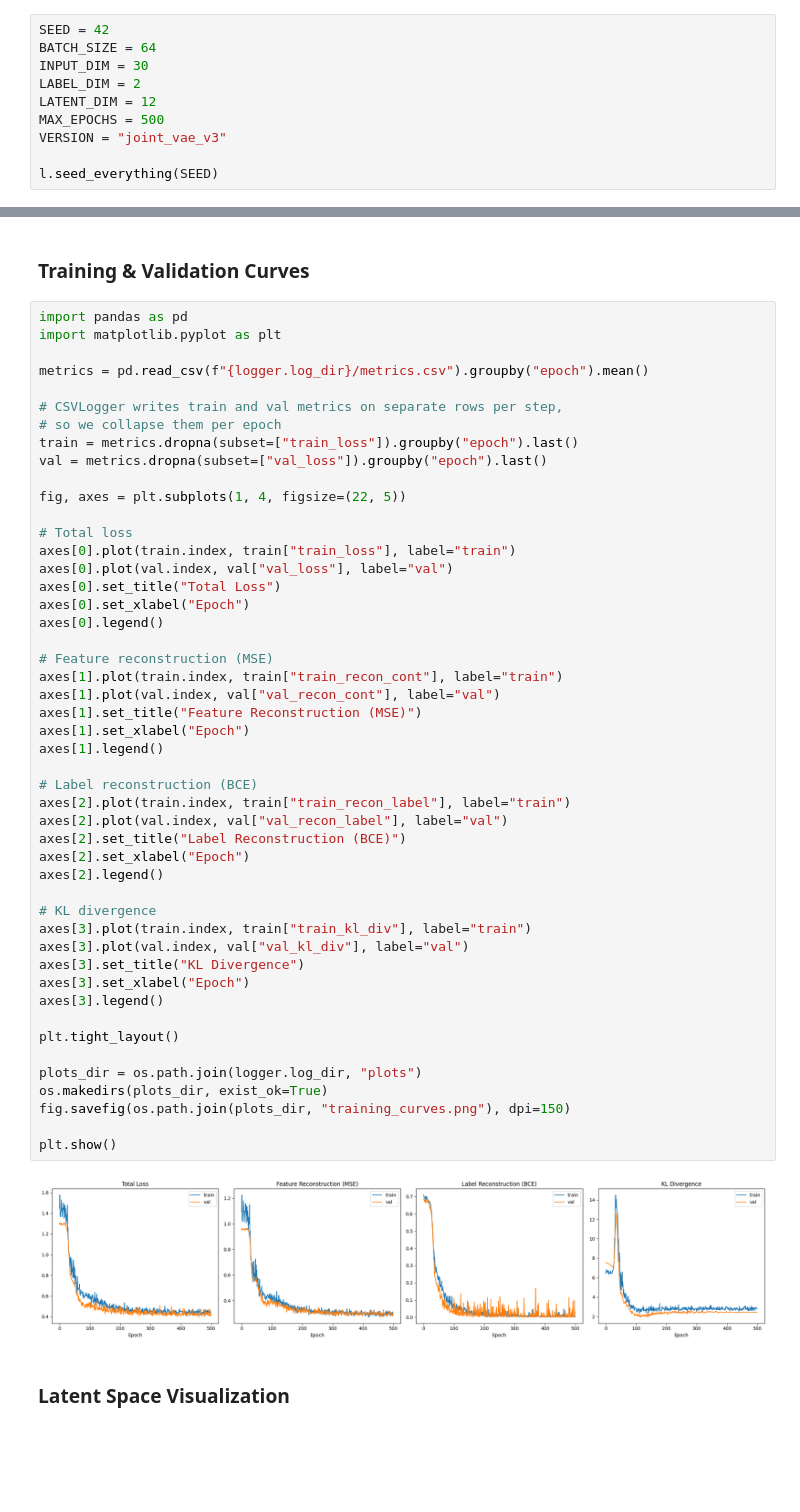
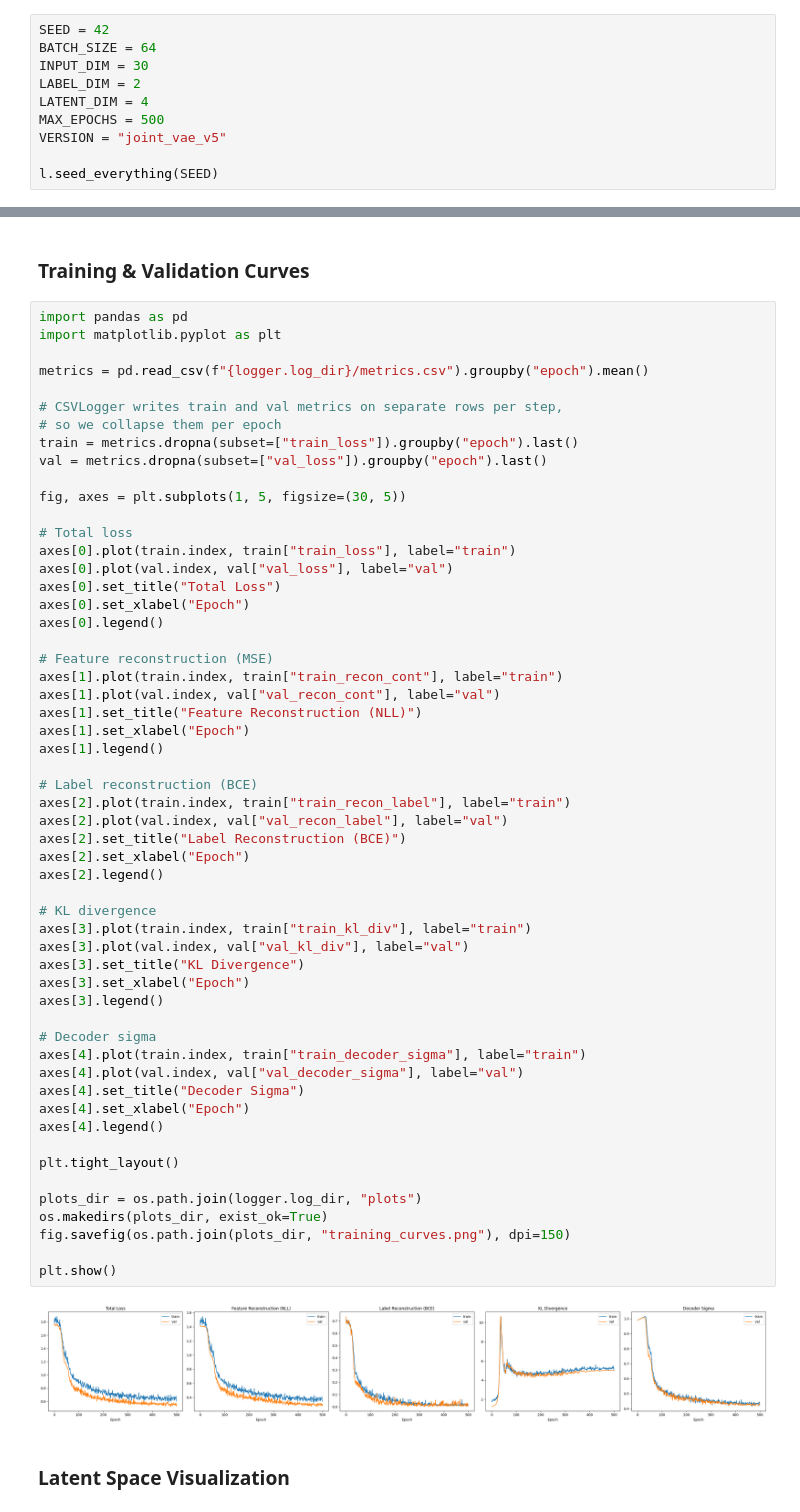
Before and after one commit to gavinkornitsky/DS4420_Project, a Jupyter notebook: train.ipynb, the cells around one changed output, grey strips where cells are left out. Saved outputs shown, nothing was run; the diff lists cells and outputs as text; blank space fills up the shorter version.

Commit message:
get mu + sigma per feature instead of point

```diff
--- a/train.ipynb
+++ b/train.ipynb
@@ -13,9 +13,9 @@ SEED = 42
 BATCH_SIZE = 64
 INPUT_DIM = 30
 LABEL_DIM = 2
-LATENT_DIM = 12
+LATENT_DIM = 4
 MAX_EPOCHS = 500
-VERSION = "joint_vae_v3"
+VERSION = "joint_vae_v5"
 
 l.seed_everything(SEED)
 # %% [output]
@@ -118,7 +131,7 @@ metrics = pd.read_csv(f"{logger.log_dir}/metrics.csv").groupby("epoch").mean()
 train = metrics.dropna(subset=["train_loss"]).groupby("epoch").last()
 val = metrics.dropna(subset=["val_loss"]).groupby("epoch").last()
 
-fig, axes = plt.subplots(1, 4, figsize=(22, 5))
+fig, axes = plt.subplots(1, 5, figsize=(30, 5))
 
 # Total loss
 axes[0].plot(train.index, train["train_loss"], label="train")
@@ -128,35 +141,42 @@ axes[0].set_xlabel("Epoch")
 axes[0].legend()
 
 # Feature reconstruction (MSE)
 axes[1].plot(train.index, train["train_recon_cont"], label="train")
 axes[1].plot(val.index, val["val_recon_cont"], label="val")
-axes[1].set_title("Feature Reconstruction (MSE)")
+axes[1].set_title("Feature Reconstruction (NLL)")
 axes[1].set_xlabel("Epoch")
 axes[1].legend()
 
 # Label reconstruction (BCE)
 axes[2].plot(train.index, train["train_recon_label"], label="train")
 axes[2].plot(val.index, val["val_recon_label"], label="val")
 axes[2].set_title("Label Reconstruction (BCE)")
 axes[2].set_xlabel("Epoch")
 axes[2].legend()
 
 # KL divergence
 axes[3].plot(train.index, train["train_kl_div"], label="train")
 axes[3].plot(val.index, val["val_kl_div"], label="val")
 axes[3].set_title("KL Divergence")
 axes[3].set_xlabel("Epoch")
 axes[3].legend()
 
+# Decoder sigma
+axes[4].plot(train.index, train["train_decoder_sigma"], label="train")
+axes[4].plot(val.index, val["val_decoder_sigma"], label="val")
+axes[4].set_title("Decoder Sigma")
+axes[4].set_xlabel("Epoch")
+axes[4].legend()
+
 plt.tight_layout()
 
 plots_dir = os.path.join(logger.log_dir, "plots")
 os.makedirs(plots_dir, exist_ok=True)
 fig.savefig(os.path.join(plots_dir, "training_curves.png"), dpi=150)
 
 plt.show()
 # %% [output]
-[figure, old version]
+[figure, new version]
 # %% [markdown]
 ### Latent Space Visualization
 # %%
```
Also changed, not shown: parts of 4 cells of this notebook, 25 other files.
